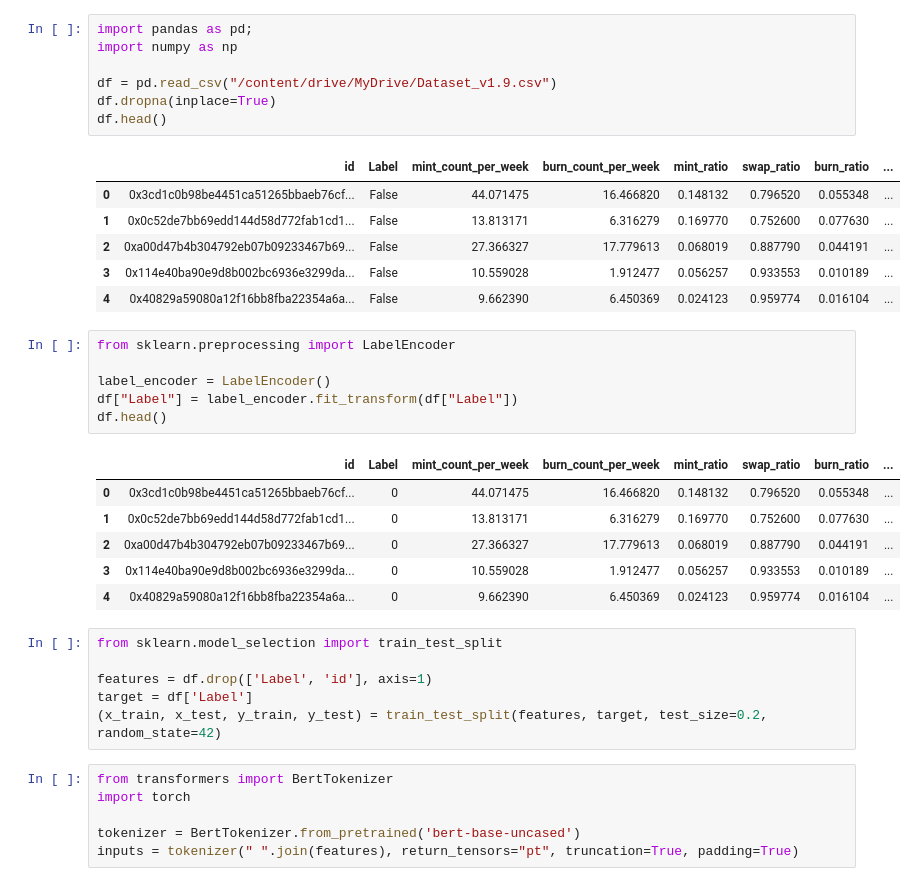
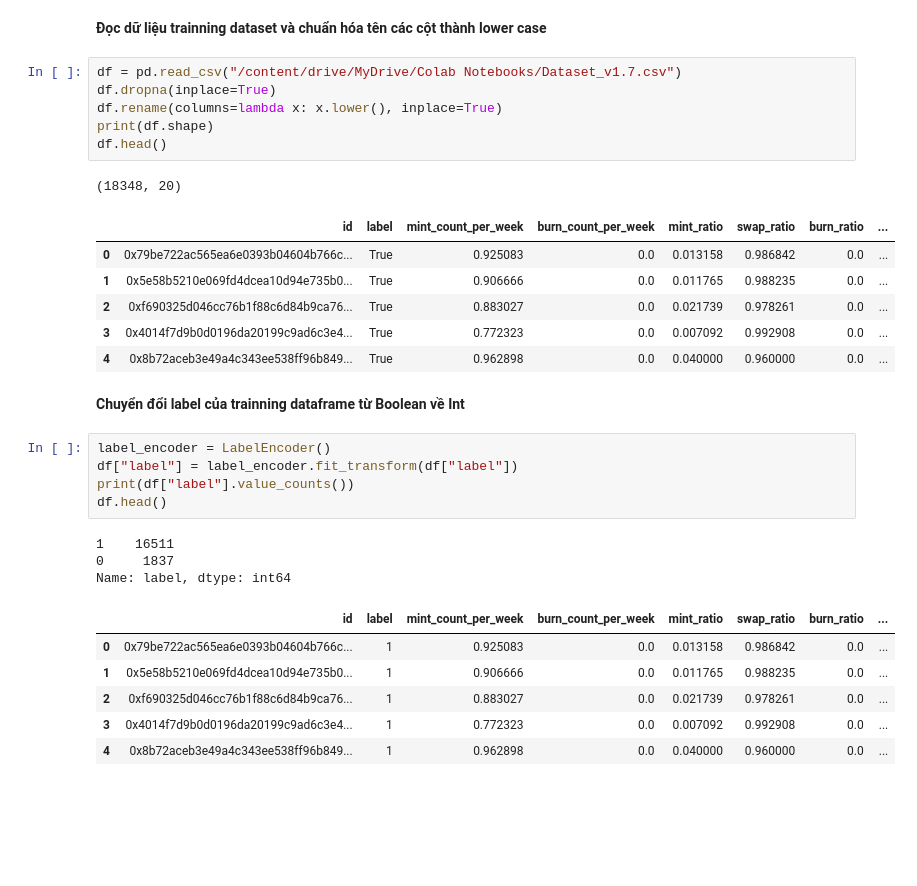
Before and after one commit to kong1032002/KLTN, a Jupyter notebook: rugpull_classification_feature_token_transformer.ipynb, the cells around one changed output. Cells and saved outputs as stored; diff of their text form; blank space fills up the shorter version.

```diff
--- a/rugpull_classification_feature_token_transformer.ipynb
+++ b/rugpull_classification_feature_token_transformer.ipynb
@@ -45,39 +30,33 @@ Mounted at /content/drive
+# %% [markdown]
+**Đọc dữ liệu trainning dataset và chuẩn hóa tên các cột thành lower case**
 # %%
-import pandas as pd;
-import numpy as np
-
-df = pd.read_csv("/content/drive/MyDrive/Dataset_v1.9.csv")
+df = pd.read_csv("/content/drive/MyDrive/Colab Notebooks/Dataset_v1.7.csv")
 df.dropna(inplace=True)
+df.rename(columns=lambda x: x.lower(), inplace=True)
+print(df.shape)
 df.head()
 # %% [output]
+(18348, 20)
-|  | id | Label | mint_count_per_week | burn_count_per_week | mint_ratio | swap_ratio | burn_ratio | ... |
-| 0 | 0x3cd1c0b98be4451ca51265bbaeb76cf... | False | 44.071475 | 16.466820 | 0.148132 | 0.796520 | 0.055348 | ... |
-| 1 | 0x0c52de7bb69edd144d58d772fab1cd1... | False | 13.813171 | 6.316279 | 0.169770 | 0.752600 | 0.077630 | ... |
-| 2 | 0xa00d47b4b304792eb07b09233467b69... | False | 27.366327 | 17.779613 | 0.068019 | 0.887790 | 0.044191 | ... |
-| 3 | 0x114e40ba90e9d8b002bc6936e3299da... | False | 10.559028 | 1.912477 | 0.056257 | 0.933553 | 0.010189 | ... |
-| 4 | 0x40829a59080a12f16bb8fba22354a6a... | False | 9.662390 | 6.450369 | 0.024123 | 0.959774 | 0.016104 | ... |
+|  | id | label | mint_count_per_week | burn_count_per_week | mint_ratio | swap_ratio | burn_ratio | ... |
+| 0 | 0x79be722ac565ea6e0393b04604b766c... | True | 0.925083 | 0.0 | 0.013158 | 0.986842 | 0.0 | ... |
+| 1 | 0x5e58b5210e069fd4dcea10d94e735b0... | True | 0.906666 | 0.0 | 0.011765 | 0.988235 | 0.0 | ... |
+| 2 | 0xf690325d046cc76b1f88c6d84b9ca76... | True | 0.883027 | 0.0 | 0.021739 | 0.978261 | 0.0 | ... |
+| 3 | 0x4014f7d9b0d0196da20199c9ad6c3e4... | True | 0.772323 | 0.0 | 0.007092 | 0.992908 | 0.0 | ... |
+| 4 | 0x8b72aceb3e49a4c343ee538ff96b849... | True | 0.962898 | 0.0 | 0.040000 | 0.960000 | 0.0 | ... |
+# %% [markdown]
+**Chuyển đổi label của trainning dataframe từ Boolean về Int**
 # %%
-from sklearn.preprocessing import LabelEncoder
-
 label_encoder = LabelEncoder()
-df["Label"] = label_encoder.fit_transform(df["Label"])
+df["label"] = label_encoder.fit_transform(df["label"])
+print(df["label"].value_counts())
 df.head()
 # %% [output]
+1    16511
+0     1837
+Name: label, dtype: int64
-|  | id | Label | mint_count_per_week | burn_count_per_week | mint_ratio | swap_ratio | burn_ratio | ... |
-| 0 | 0x3cd1c0b98be4451ca51265bbaeb76cf... | 0 | 44.071475 | 16.466820 | 0.148132 | 0.796520 | 0.055348 | ... |
-| 1 | 0x0c52de7bb69edd144d58d772fab1cd1... | 0 | 13.813171 | 6.316279 | 0.169770 | 0.752600 | 0.077630 | ... |
-| 2 | 0xa00d47b4b304792eb07b09233467b69... | 0 | 27.366327 | 17.779613 | 0.068019 | 0.887790 | 0.044191 | ... |
-| 3 | 0x114e40ba90e9d8b002bc6936e3299da... | 0 | 10.559028 | 1.912477 | 0.056257 | 0.933553 | 0.010189 | ... |
-| 4 | 0x40829a59080a12f16bb8fba22354a6a... | 0 | 9.662390 | 6.450369 | 0.024123 | 0.959774 | 0.016104 | ... |
+|  | id | label | mint_count_per_week | burn_count_per_week | mint_ratio | swap_ratio | burn_ratio | ... |
+| 0 | 0x79be722ac565ea6e0393b04604b766c... | 1 | 0.925083 | 0.0 | 0.013158 | 0.986842 | 0.0 | ... |
+| 1 | 0x5e58b5210e069fd4dcea10d94e735b0... | 1 | 0.906666 | 0.0 | 0.011765 | 0.988235 | 0.0 | ... |
+| 2 | 0xf690325d046cc76b1f88c6d84b9ca76... | 1 | 0.883027 | 0.0 | 0.021739 | 0.978261 | 0.0 | ... |
+| 3 | 0x4014f7d9b0d0196da20199c9ad6c3e4... | 1 | 0.772323 | 0.0 | 0.007092 | 0.992908 | 0.0 | ... |
+| 4 | 0x8b72aceb3e49a4c343ee538ff96b849... | 1 | 0.962898 | 0.0 | 0.040000 | 0.960000 | 0.0 | ... |
-# %%
-from sklearn.model_selection import train_test_split
-
-features = df.drop(['Label', 'id'], axis=1)
-target = df['Label']
-(x_train, x_test, y_train, y_test) = train_test_split(features, target, test_size=0.2, random_state=42)
-# %%
-from transformers import BertTokenizer
-import torch
-
-tokenizer = BertTokenizer.from_pretrained('bert-base-uncased')
-inputs = tokenizer(" ".join(features), return_tensors="pt", truncation=True, padding=True)
```
Also changed, not shown: parts of 22 cells of this notebook.
